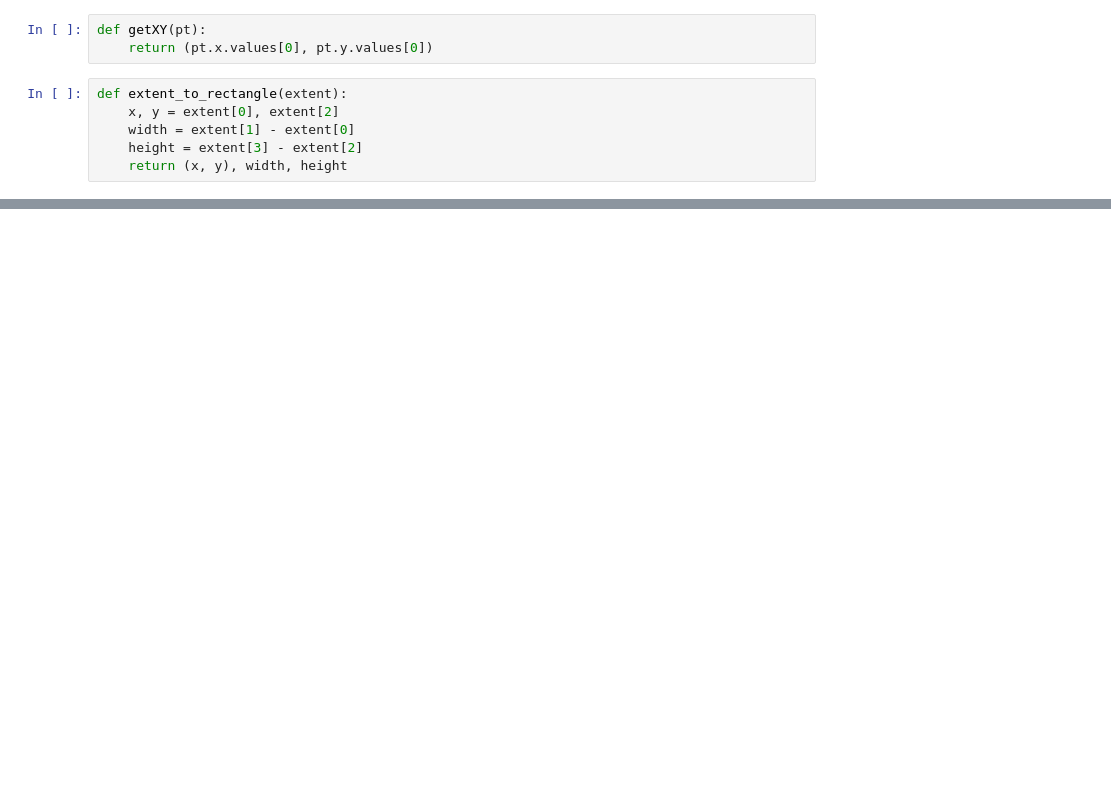
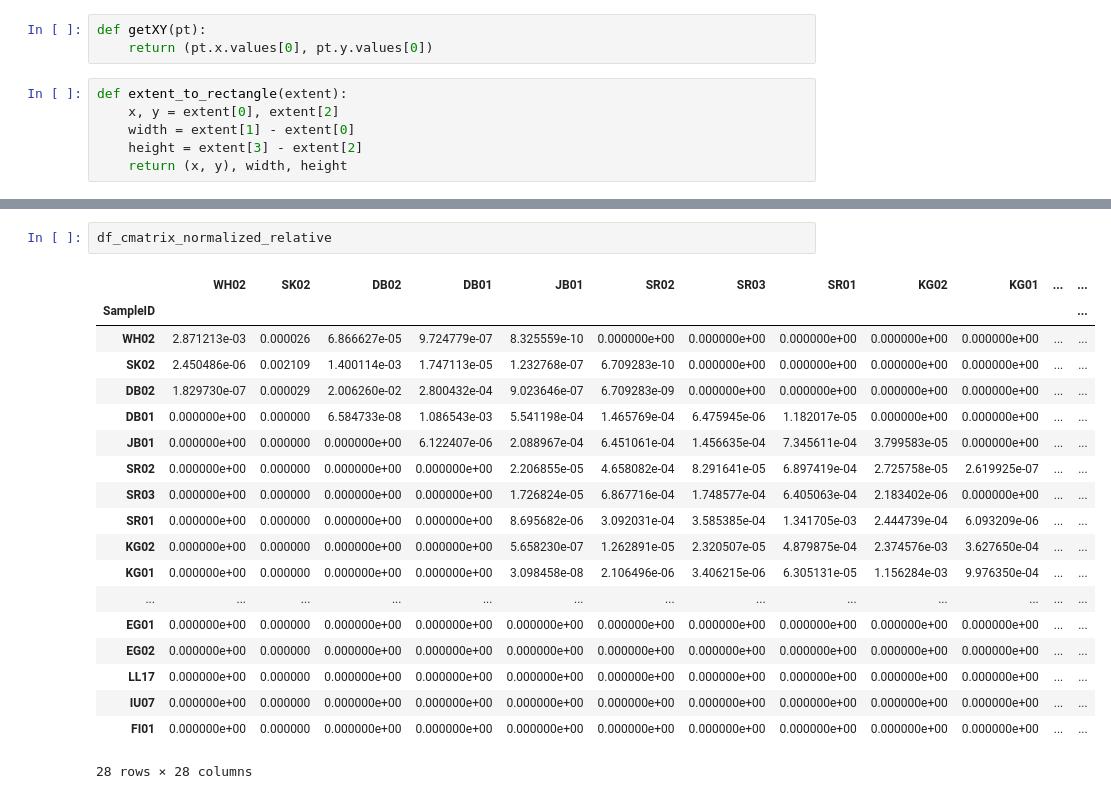
Before and after one commit to geomar-od-lagrange/2025_copepods, a Jupyter notebook: notebooks/SiteComparisonVoronoi.ipynb, the cells around one changed output, grey strips where cells are left out. Drawn from its saved outputs; the diff is of its cells as text; blank space fills up the shorter version.

```diff
--- a/notebooks/SiteComparisonVoronoi.ipynb
+++ b/notebooks/SiteComparisonVoronoi.ipynb
@@ -463,3 +625,25 @@ make_connectivitymap(matrix=matrix, filename="ConnectivityMap.pdf")
+# %%
+df_cmatrix_normalized_relative
+# %% [output]
+|  | WH02 | SK02 | DB02 | DB01 | JB01 | SR02 | SR03 | SR01 | KG02 | KG01 | ... | ... |
+| SampleID |  |  |  |  |  |  |  |  |  |  |  | ... |
+| WH02 | 2.871213e-03 | 0.000026 | 6.866627e-05 | 9.724779e-07 | 8.325559e-10 | 0.000000e+00 | 0.000000e+00 | 0.000000e+00 | 0.000000e+00 | 0.000000e+00 | ... | ... |
+| SK02 | 2.450486e-06 | 0.002109 | 1.400114e-03 | 1.747113e-05 | 1.232768e-07 | 6.709283e-10 | 0.000000e+00 | 0.000000e+00 | 0.000000e+00 | 0.000000e+00 | ... | ... |
+| DB02 | 1.829730e-07 | 0.000029 | 2.006260e-02 | 2.800432e-04 | 9.023646e-07 | 6.709283e-09 | 0.000000e+00 | 0.000000e+00 | 0.000000e+00 | 0.000000e+00 | ... | ... |
+| DB01 | 0.000000e+00 | 0.000000 | 6.584733e-08 | 1.086543e-03 | 5.541198e-04 | 1.465769e-04 | 6.475945e-06 | 1.182017e-05 | 0.000000e+00 | 0.000000e+00 | ... | ... |
+| JB01 | 0.000000e+00 | 0.000000 | 0.000000e+00 | 6.122407e-06 | 2.088967e-04 | 6.451061e-04 | 1.456635e-04 | 7.345611e-04 | 3.799583e-05 | 0.000000e+00 | ... | ... |
+| SR02 | 0.000000e+00 | 0.000000 | 0.000000e+00 | 0.000000e+00 | 2.206855e-05 | 4.658082e-04 | 8.291641e-05 | 6.897419e-04 | 2.725758e-05 | 2.619925e-07 | ... | ... |
+| SR03 | 0.000000e+00 | 0.000000 | 0.000000e+00 | 0.000000e+00 | 1.726824e-05 | 6.867716e-04 | 1.748577e-04 | 6.405063e-04 | 2.183402e-06 | 0.000000e+00 | ... | ... |
+| SR01 | 0.000000e+00 | 0.000000 | 0.000000e+00 | 0.000000e+00 | 8.695682e-06 | 3.092031e-04 | 3.585385e-04 | 1.341705e-03 | 2.444739e-04 | 6.093209e-06 | ... | ... |
+| KG02 | 0.000000e+00 | 0.000000 | 0.000000e+00 | 0.000000e+00 | 5.658230e-07 | 1.262891e-05 | 2.320507e-05 | 4.879875e-04 | 2.374576e-03 | 3.627650e-04 | ... | ... |
+| KG01 | 0.000000e+00 | 0.000000 | 0.000000e+00 | 0.000000e+00 | 3.098458e-08 | 2.106496e-06 | 3.406215e-06 | 6.305131e-05 | 1.156284e-03 | 9.976350e-04 | ... | ... |
+| ... | ... | ... | ... | ... | ... | ... | ... | ... | ... | ... | ... | ... |
+| EG01 | 0.000000e+00 | 0.000000 | 0.000000e+00 | 0.000000e+00 | 0.000000e+00 | 0.000000e+00 | 0.000000e+00 | 0.000000e+00 | 0.000000e+00 | 0.000000e+00 | ... | ... |
+| EG02 | 0.000000e+00 | 0.000000 | 0.000000e+00 | 0.000000e+00 | 0.000000e+00 | 0.000000e+00 | 0.000000e+00 | 0.000000e+00 | 0.000000e+00 | 0.000000e+00 | ... | ... |
+| LL17 | 0.000000e+00 | 0.000000 | 0.000000e+00 | 0.000000e+00 | 0.000000e+00 | 0.000000e+00 | 0.000000e+00 | 0.000000e+00 | 0.000000e+00 | 0.000000e+00 | ... | ... |
+| IU07 | 0.000000e+00 | 0.000000 | 0.000000e+00 | 0.000000e+00 | 0.000000e+00 | 0.000000e+00 | 0.000000e+00 | 0.000000e+00 | 0.000000e+00 | 0.000000e+00 | ... | ... |
+| FI01 | 0.000000e+00 | 0.000000 | 0.000000e+00 | 0.000000e+00 | 0.000000e+00 | 0.000000e+00 | 0.000000e+00 | 0.000000e+00 | 0.000000e+00 | 0.000000e+00 | ... | ... |
+28 rows × 28 columns
 # %%
 
 no_digital = True
```
Also changed, not shown: parts of 17 cells of this notebook, 3 other files.
